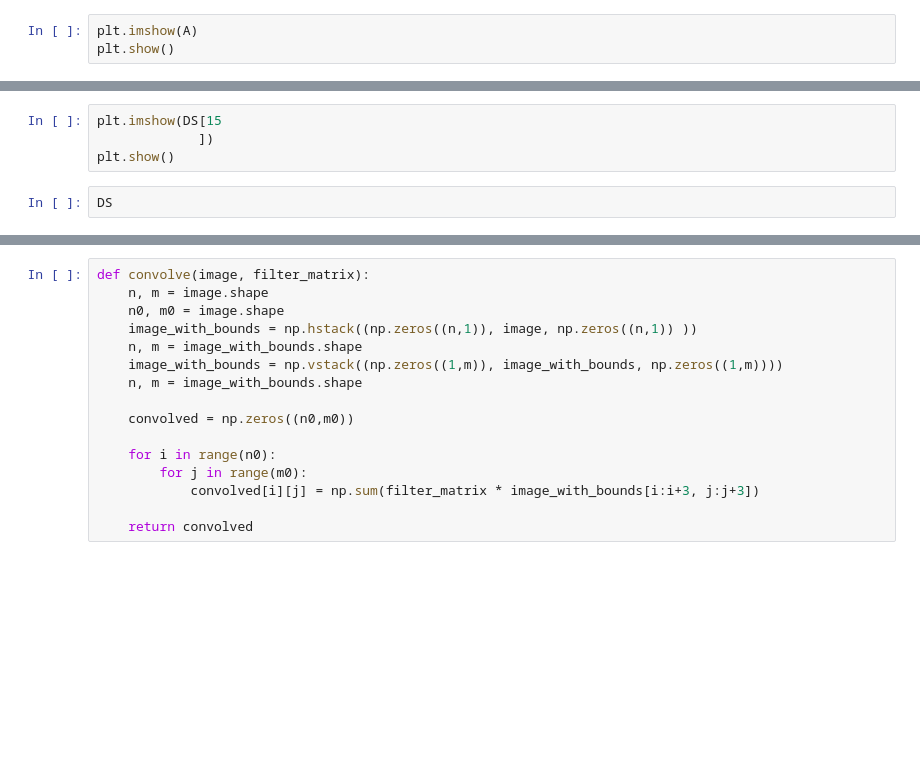
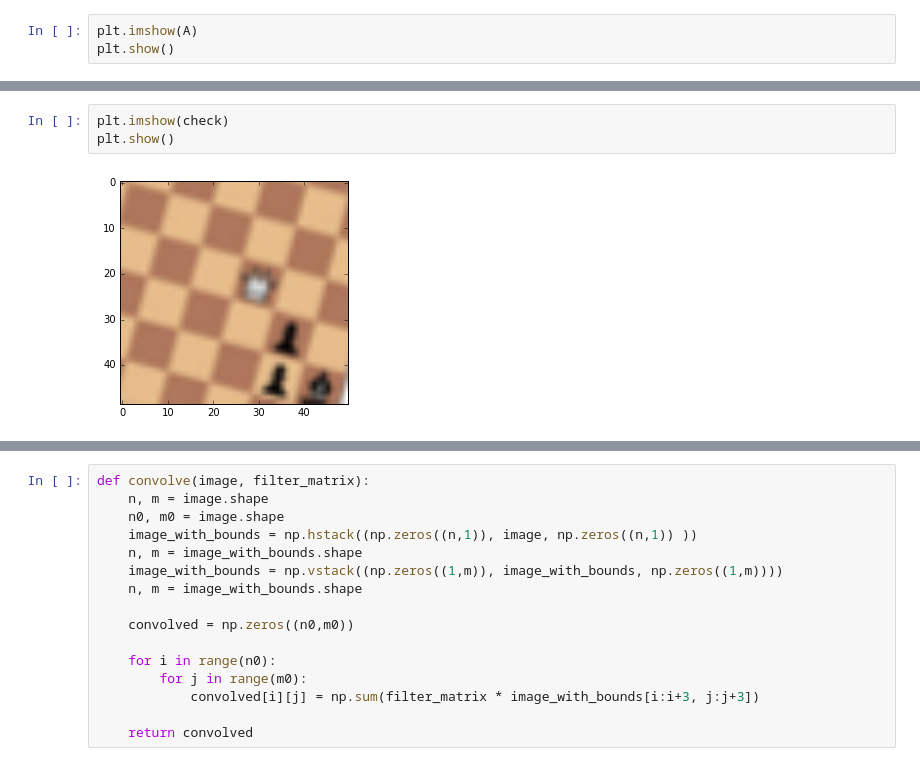
Before and after one commit to AntonRykachevskiy/linalg, a Jupyter notebook: Untitled.ipynb, the cells around one changed output, grey strips where cells are left out. Cells and saved outputs as stored; diff of their text form; blank space fills up the shorter version.

```diff
--- a/Untitled.ipynb
+++ b/Untitled.ipynb
@@ -177,6 +197,5 @@ DS, Dotau, A, E = TILT(checkie, 'euclidean', init_points)
 # %%
-plt.imshow(DS[15
-             ])
+plt.imshow(check)
 plt.show()
+# %% [output]
+[figure, added]
-# %%
-DS
```
Also changed, not shown: parts of 16 cells of this notebook, 10 other files.
